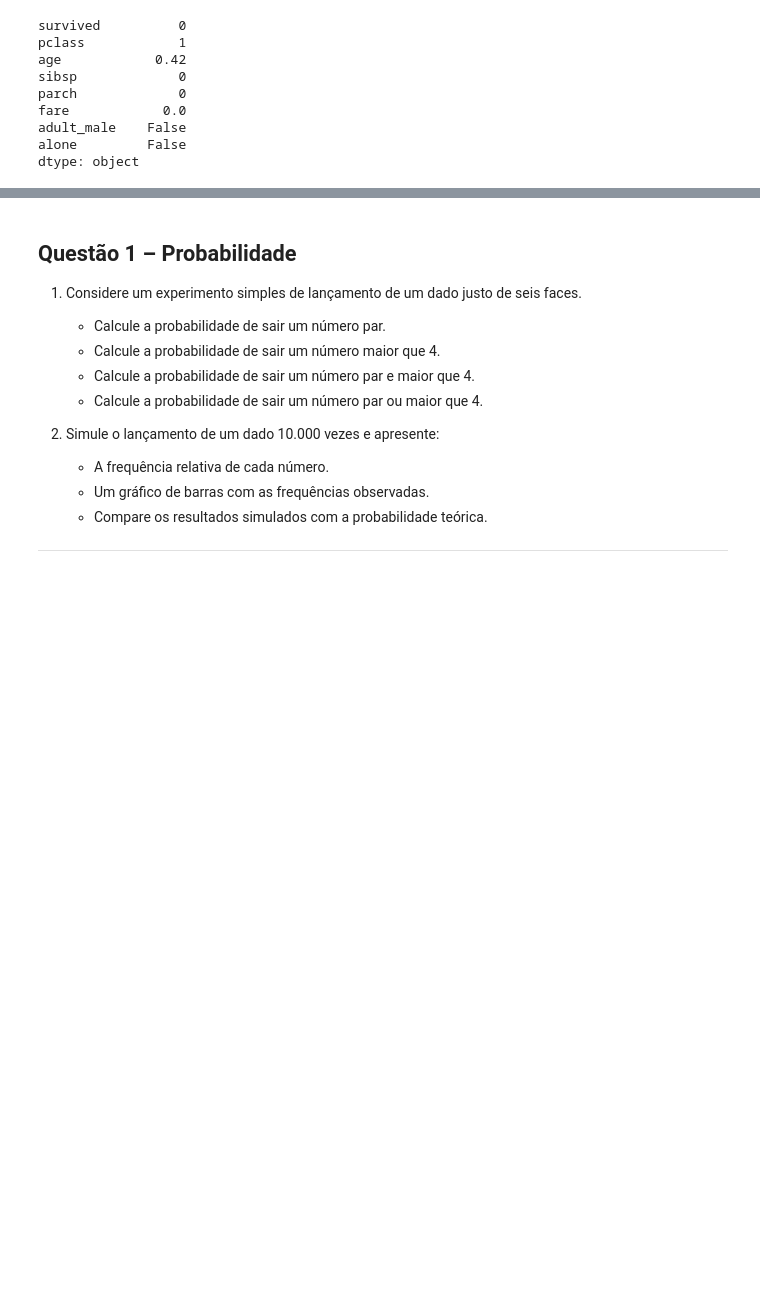
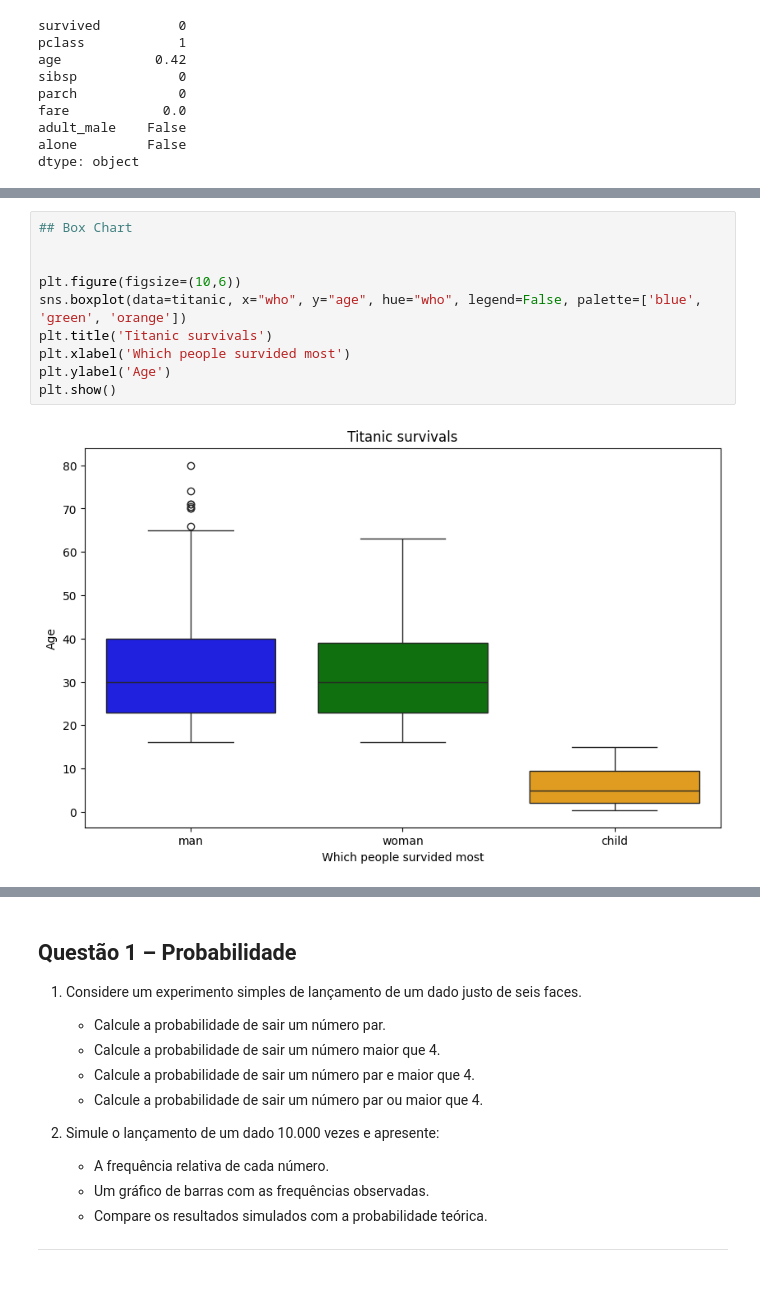
Before and after one commit to jessicalewinter/deep-learning-specialization, a Jupyter notebook: course-notebooks/statistics/T3_PosDL_Titanic.ipynb, the cells around one changed output, grey strips where cells are left out. Drawn from its saved outputs; the diff is of its cells as text; blank space fills up the shorter version.

```diff
--- a/course-notebooks/statistics/T3_PosDL_Titanic.ipynb
+++ b/course-notebooks/statistics/T3_PosDL_Titanic.ipynb
@@ -244,0 +251,12 @@ sns.countplot(x='who',data=titanic)
+# %%
+## Box Chart
+
+
+plt.figure(figsize=(10,6))
+sns.boxplot(data=titanic, x="who", y="age", hue="who", legend=False, palette=['blue', 'green', 'orange'])
+plt.title('Titanic survivals')
+plt.xlabel('Which people survided most')
+plt.ylabel('Age')
+plt.show()
+# %% [output]
+[figure, added]
```
Also changed, not shown: parts of 24 cells of this notebook.
